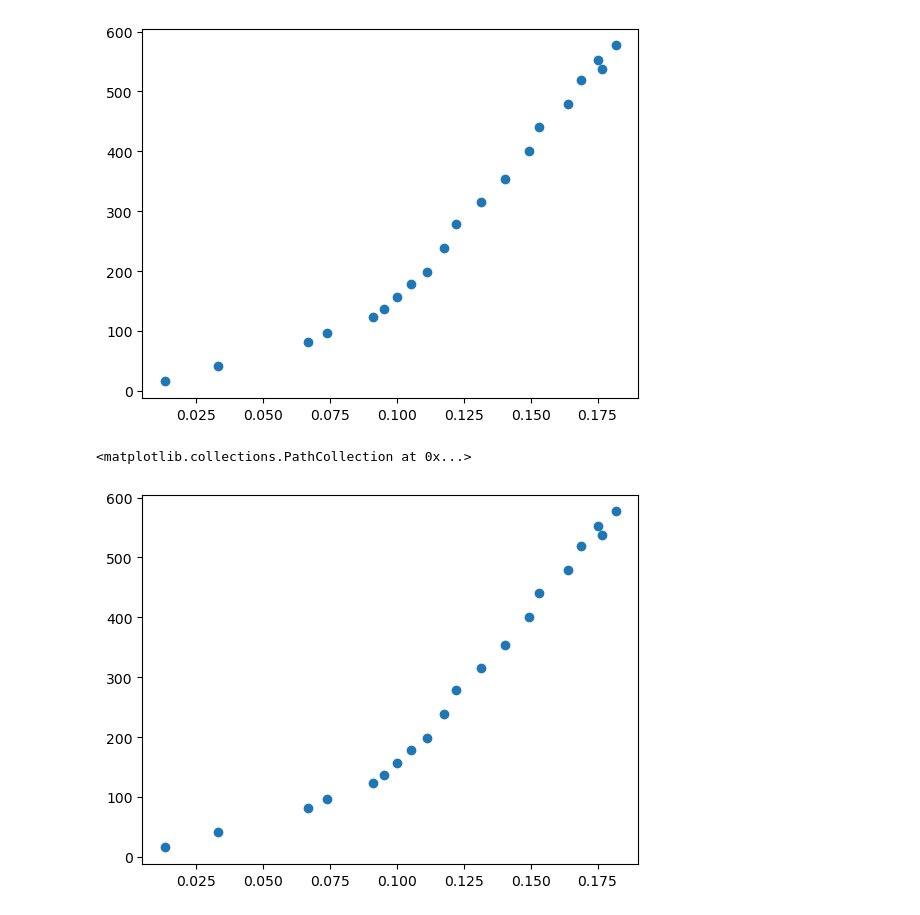
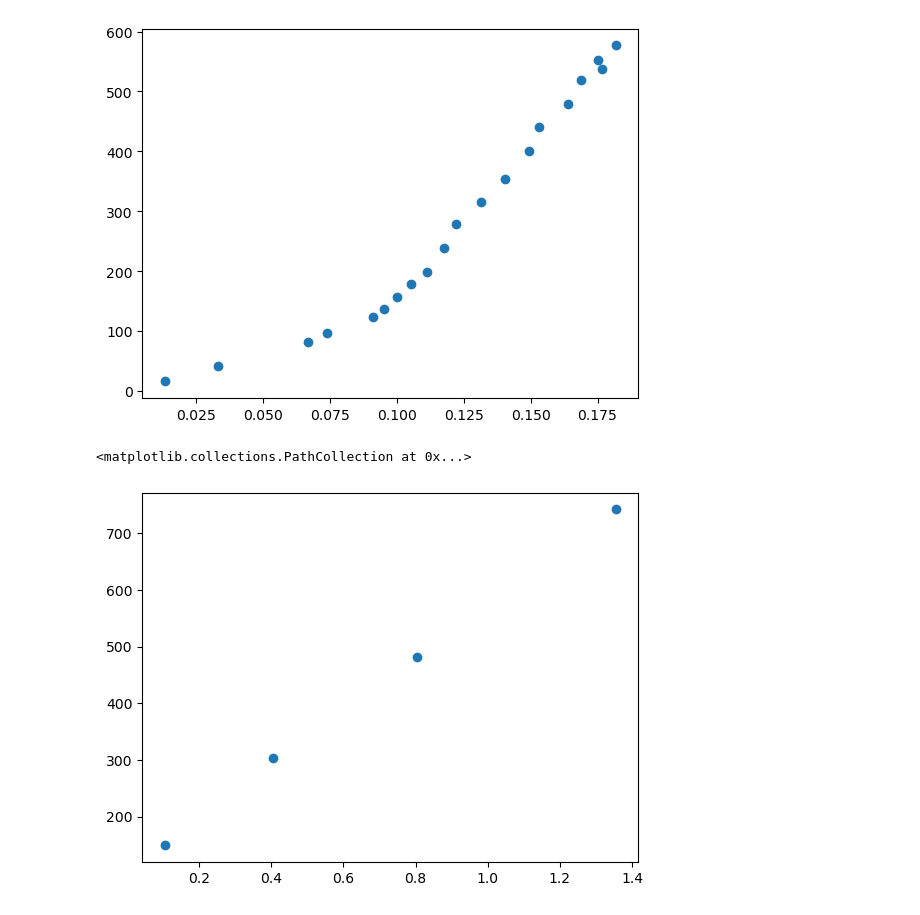
Before and after one commit to VladimirPavlyuk/Physics_labs, a Jupyter notebook: 2-nd semester/Lab_1.3.3.ipynb, the cells around one changed output. Cells and saved outputs as stored; diff of their text form; code cells hidden in the pictures.

```diff
--- a/2-nd semester/Lab_1.3.3.ipynb
+++ b/2-nd semester/Lab_1.3.3.ipynb
@@ -49,15 +49,15 @@ plt.scatter(Q_1, delta_p_1)
 # %%
 # Распределение давлений по трубе
 l_2 = np.array([10.5, 30, 40, 50]) * 1e-2
 delta_p_2 = np.array([76, 79, 90, 113]) * n_p
 
 L_2 = np.array([10.5, 40.5, 80.5, 135.5]) * 1e-2
 P_2 = np.array([76, 76 + 79, 90 + 76 + 79, 133 + 90 + 76 + 79]) * n_p
 
-#plt.scatter(L_2, P_2)
+plt.scatter(L_2, P_2)
 # %% [output]
 <matplotlib.collections.PathCollection at 0x...>
-[figure, old version]
+[figure, new version]
 # %%
 # Зависимость расхода от радиуса
 
```
Also changed, not shown: parts of 1 cell of this notebook.
